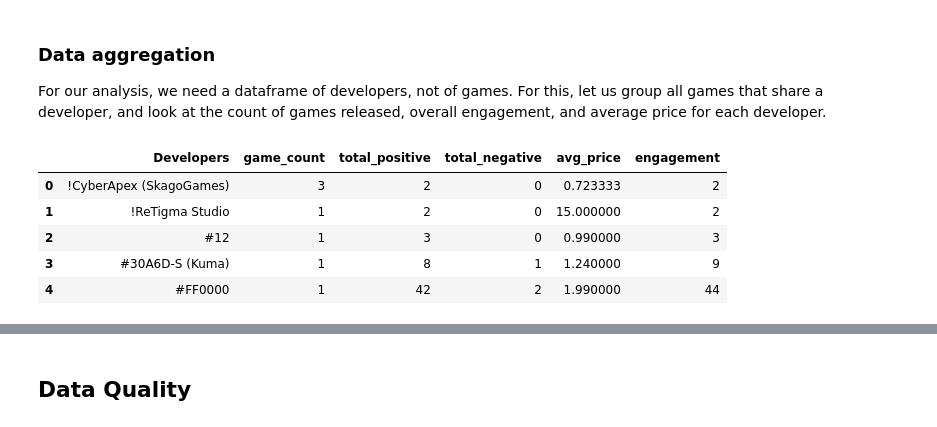
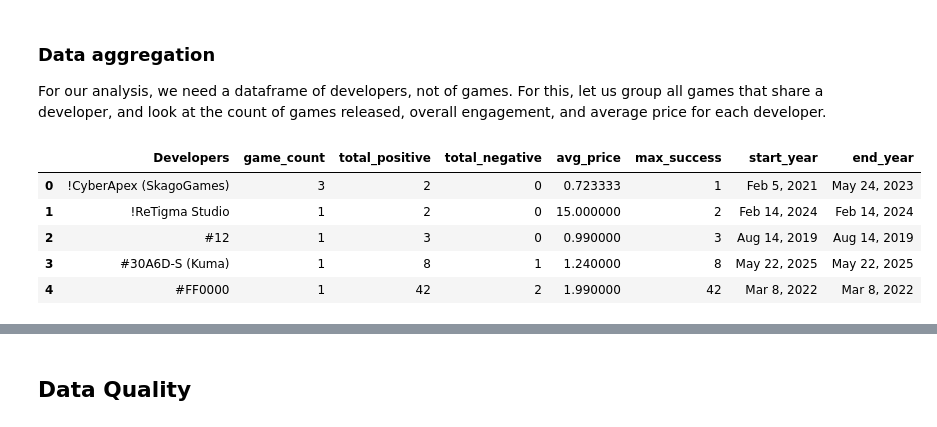
Before and after one commit to mangabe16/steam-developer-career-patterns, a Jupyter notebook: submission copy.ipynb, the cells around one changed output, grey strips where cells are left out. Cells and saved outputs as stored; diff of their text form; code cells hidden in the pictures.

```diff
--- a/submission copy.ipynb
+++ b/submission copy.ipynb
@@ -30,19 +58,21 @@ For our analysis, we need a dataframe of developers, not of games. For this, let
 # %%
 # Group by developer and aggregate features
 developers_df = df.groupby('Developers').agg(
     game_count=('AppID', 'count'), # how many games released
     total_positive=('Positive', 'sum'), # total positive reviews
     total_negative=('Negative', 'sum'), # total negative reviews
     avg_price=('Price', 'mean'), # average game price
+    max_success=('Positive', 'max'),
+    start_year=('Release date', 'min'),
+    end_year=('Release date', 'max')
+    # genre_count=('Genres')
 ).reset_index()
 
-developers_df['engagement'] = developers_df['total_positive'] + developers_df['total_negative']
-
 developers_df.head()
 # %% [output]
-|  | Developers | game_count | total_positive | total_negative | avg_price | engagement |
-| 0 | !CyberApex (SkagoGames) | 3 | 2 | 0 | 0.723333 | 2 |
-| 1 | !ReTigma Studio | 1 | 2 | 0 | 15.000000 | 2 |
-| 2 | #12 | 1 | 3 | 0 | 0.990000 | 3 |
-| 3 | #30A6D-S (Kuma) | 1 | 8 | 1 | 1.240000 | 9 |
-| 4 | #FF0000 | 1 | 42 | 2 | 1.990000 | 44 |
+|  | Developers | game_count | total_positive | total_negative | avg_price | max_success | start_year | end_year |
+| 0 | !CyberApex (SkagoGames) | 3 | 2 | 0 | 0.723333 | 1 | Feb 5, 2021 | May 24, 2023 |
+| 1 | !ReTigma Studio | 1 | 2 | 0 | 15.000000 | 2 | Feb 14, 2024 | Feb 14, 2024 |
+| 2 | #12 | 1 | 3 | 0 | 0.990000 | 3 | Aug 14, 2019 | Aug 14, 2019 |
+| 3 | #30A6D-S (Kuma) | 1 | 8 | 1 | 1.240000 | 8 | May 22, 2025 | May 22, 2025 |
+| 4 | #FF0000 | 1 | 42 | 2 | 1.990000 | 42 | Mar 8, 2022 | Mar 8, 2022 |
```
Also changed, not shown: parts of 14 cells of this notebook.
